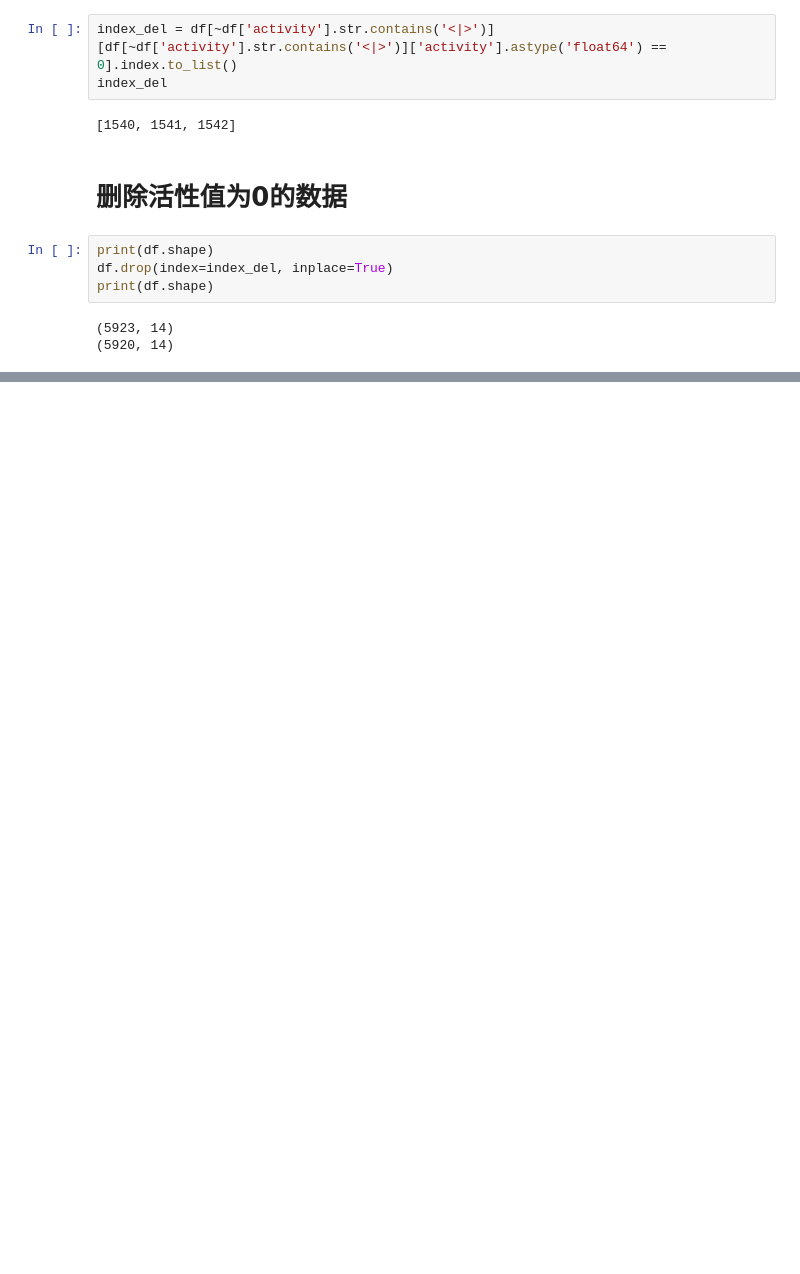
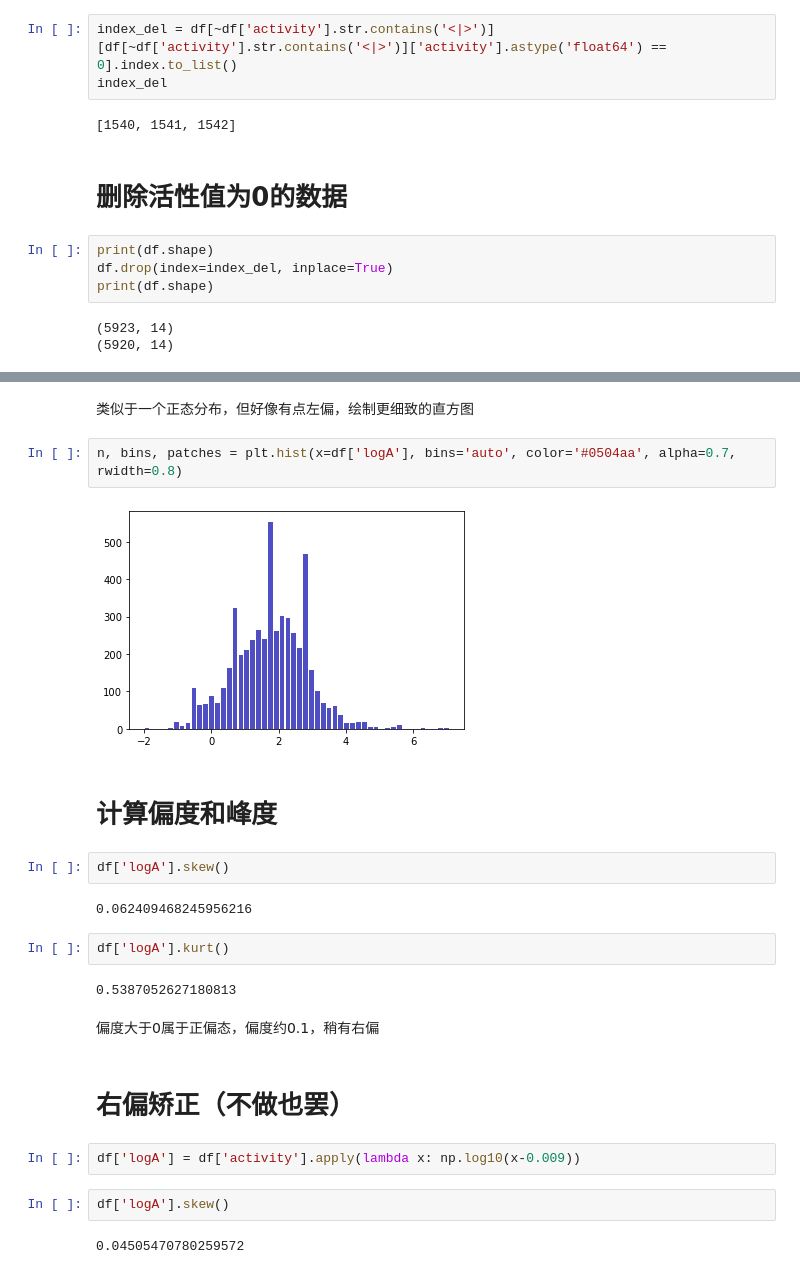
Before and after one commit to dreadlesss/utility, a Jupyter notebook: preprocessing.ipynb, the cells around one changed output, grey strips where cells are left out. Cells and saved outputs as stored; diff of their text form; blank space fills up the shorter version.

```diff
--- a/preprocessing.ipynb
+++ b/preprocessing.ipynb
@@ -195,0 +275,26 @@ Name: BindingDB MonomerID, dtype: int64
+# %% [markdown]
+类似于一个正态分布，但好像有点左偏，绘制更细致的直方图
+# %%
+n, bins, patches = plt.hist(x=df['logA'], bins='auto', color='#0504aa', alpha=0.7, rwidth=0.8)
+# %% [output]
+[figure, added]
+# %% [markdown]
+# 计算偏度和峰度
+# %%
+df['logA'].skew()
+# %% [output]
+0.062409468245956216
+# %%
+df['logA'].kurt()
+# %% [output]
+0.5387052627180813
+# %% [markdown]
+偏度大于0属于正偏态，偏度约0.1，稍有右偏
+# %% [markdown]
+# 右偏矫正（不做也罢）
+# %%
+df['logA'] = df['activity'].apply(lambda x: np.log10(x-0.009))
+# %%
+df['logA'].skew()
+# %% [output]
+0.04505470780259572
```
Also changed, not shown: parts of 25 cells of this notebook.
